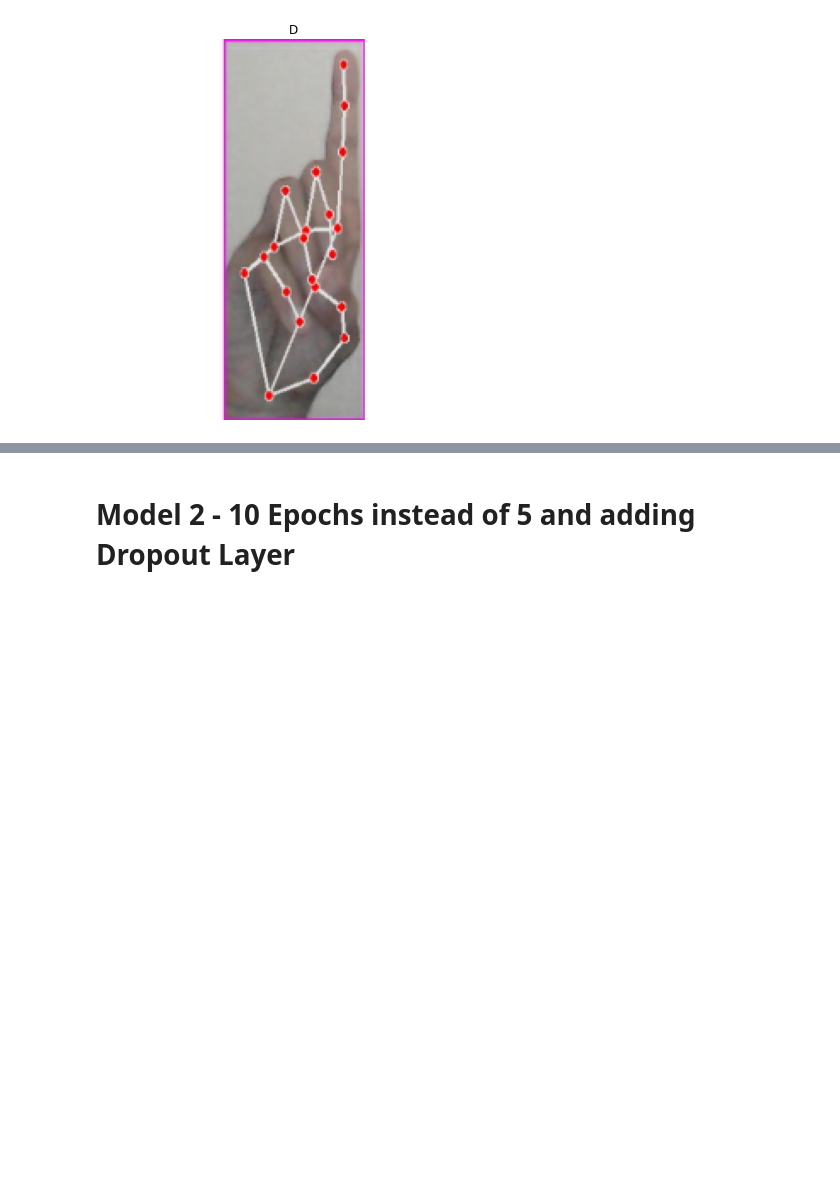
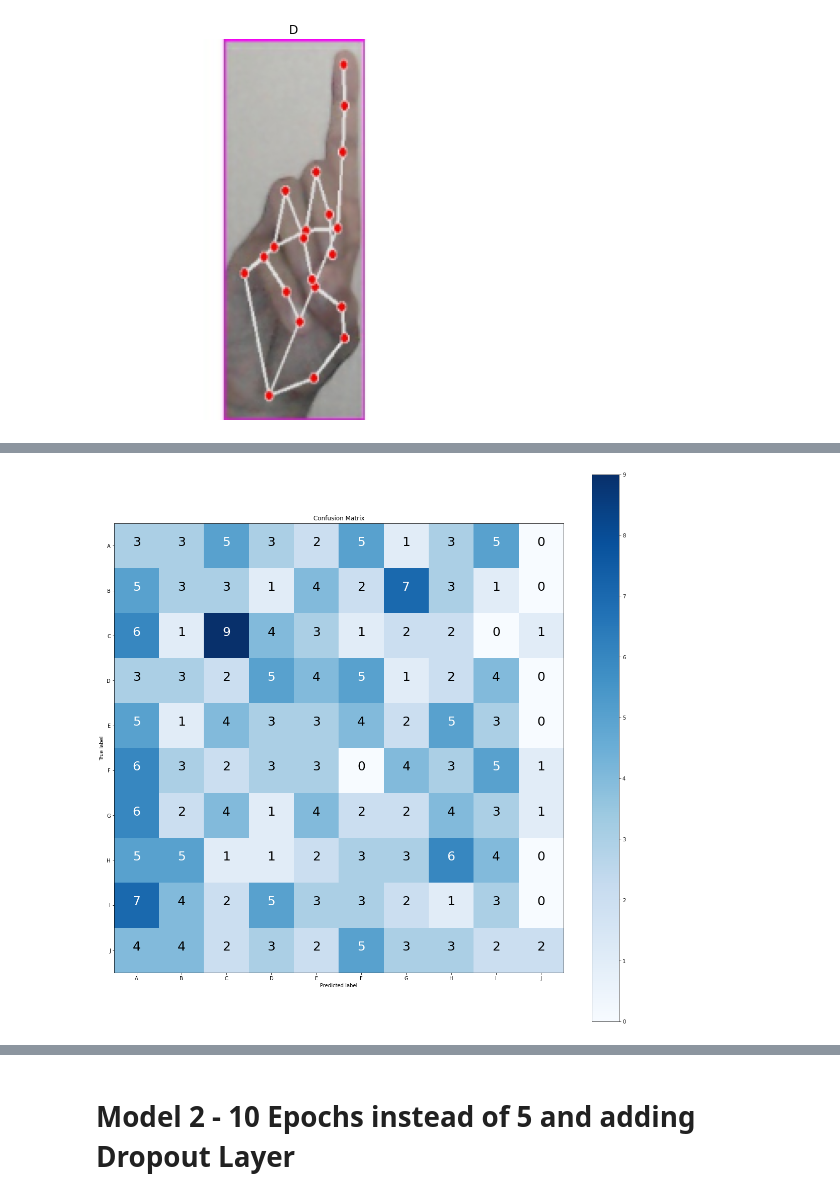
Before and after one commit to shubharthaksangharsha/AmericanSignLanguage, a Jupyter notebook: 03-Model_Training by Shubharthak.ipynb, the cells around one changed output, grey strips where cells are left out. Saved outputs shown, nothing was run; the diff lists cells and outputs as text; code cells hidden in the pictures; blank space fills up the shorter version.

```diff
--- a/03-Model_Training by Shubharthak.ipynb
+++ b/03-Model_Training by Shubharthak.ipynb
@@ -140,0 +169,3 @@ plt.imshow(img);
+# %%
+y_preds = model_1.predict(test_data)
+y_preds.shape
@@ -140,0 +208,10 @@ plt.imshow(img);
+# %%
+make_confusion_matrix(y_true=test_data.labels,
+                      y_pred=y_preds.argmax(axis=1),
+                      classes=classes,
+                      figsize=(20, 20),
+                      text_size=25,
+                      savefig=True,
+                      no=1)
+# %% [output]
+[figure, added]
```
Also changed, not shown: parts of 42 cells of this notebook, 36 other files.
